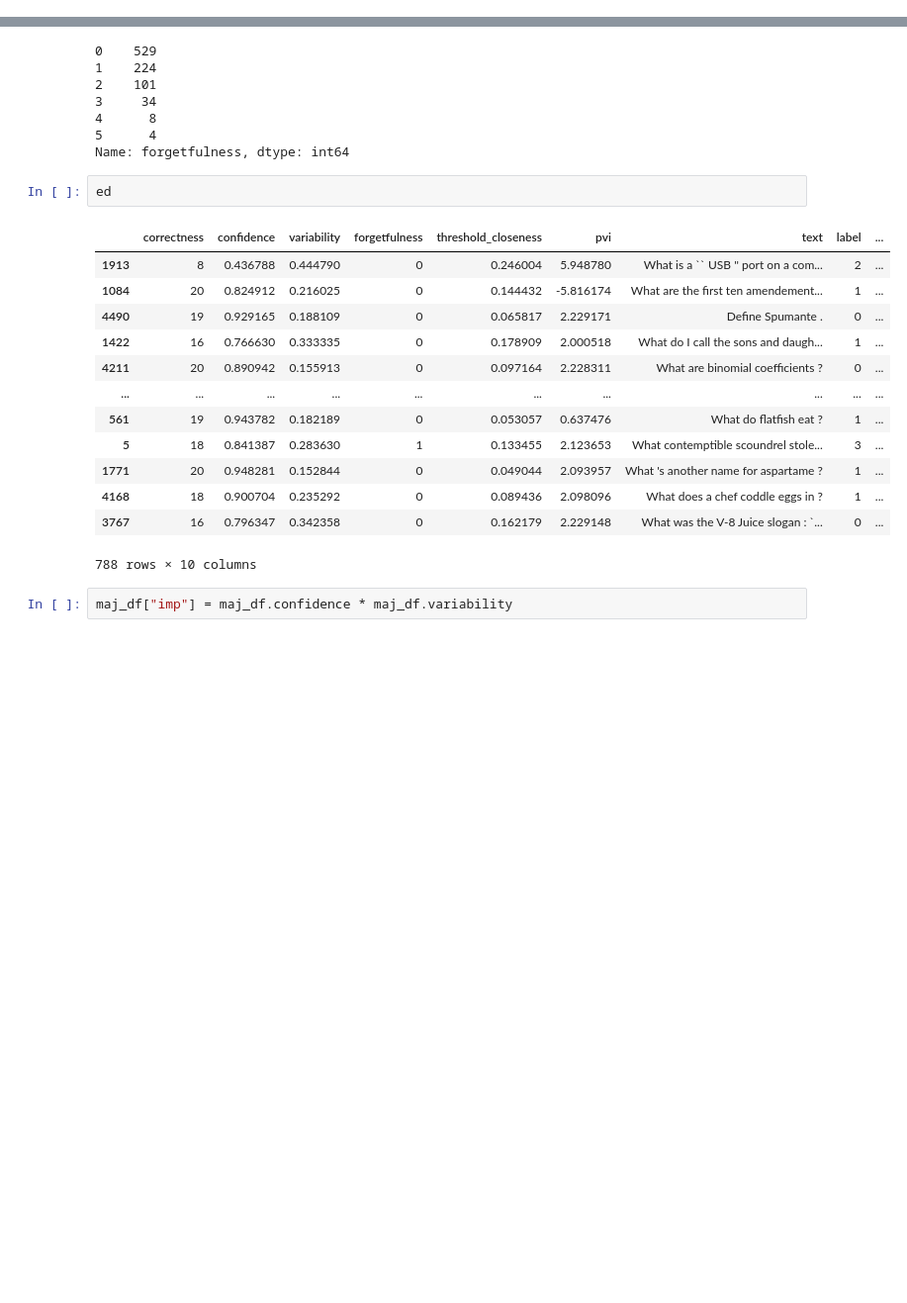
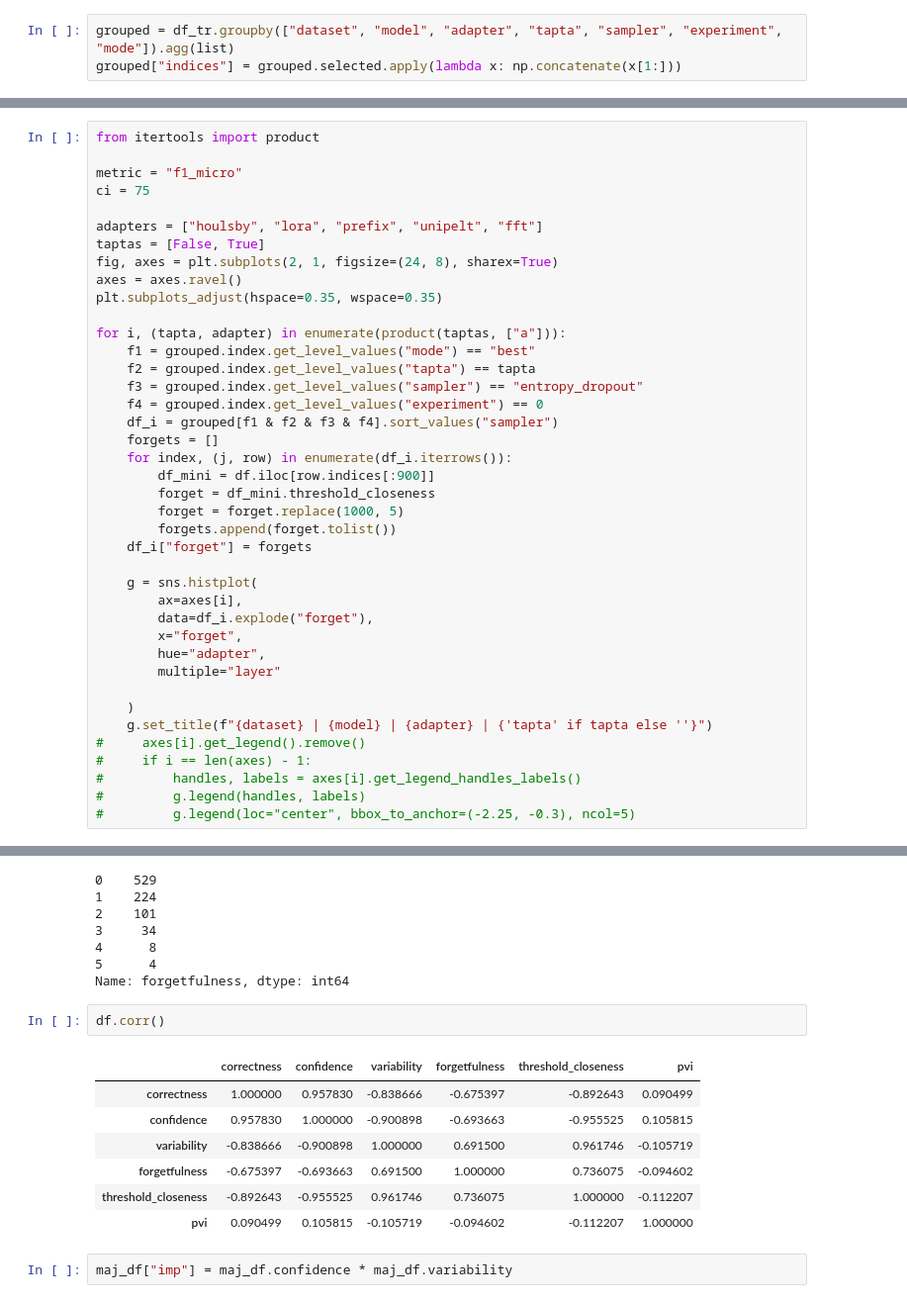
Before and after one commit to josipjukic/adapter-al, a Jupyter notebook: tinkering.ipynb, the cells around one changed output, grey strips where cells are left out. Shown at 99% size. Cells and saved outputs as stored; diff of their text form; blank space fills up the shorter version.

```diff
--- a/tinkering.ipynb
+++ b/tinkering.ipynb
@@ -328,0 +340,3 @@ grouped
+# %%
+grouped = df_tr.groupby(["dataset", "model", "adapter", "tapta", "sampler", "experiment", "mode"]).agg(list)
+grouped["indices"] = grouped.selected.apply(lambda x: np.concatenate(x[1:]))
@@ -328,0 +384,40 @@ grouped
+# %%
+from itertools import product
+
+metric = "f1_micro"
+ci = 75
+
+adapters = ["houlsby", "lora", "prefix", "unipelt", "fft"]
+taptas = [False, True]
+fig, axes = plt.subplots(2, 1, figsize=(24, 8), sharex=True)
+axes = axes.ravel()
+plt.subplots_adjust(hspace=0.35, wspace=0.35)
+
+for i, (tapta, adapter) in enumerate(product(taptas, ["a"])):
+    f1 = grouped.index.get_level_values("mode") == "best"
+    f2 = grouped.index.get_level_values("tapta") == tapta
+    f3 = grouped.index.get_level_values("sampler") == "entropy_dropout"
+    f4 = grouped.index.get_level_values("experiment") == 0
+    df_i = grouped[f1 & f2 & f3 & f4].sort_values("sampler")
+    forgets = []
+    for index, (j, row) in enumerate(df_i.iterrows()):
+        df_mini = df.iloc[row.indices[:900]]
+        forget = df_mini.threshold_closeness
+        forget = forget.replace(1000, 5)
+        forgets.append(forget.tolist())
+    df_i["forget"] = forgets
+
+    g = sns.histplot(
+        ax=axes[i],
+        data=df_i.explode("forget"),
+        x="forget",
+        hue="adapter",
+        multiple="layer"
+
+    )
+    g.set_title(f"{dataset} | {model} | {adapter} | {'tapta' if tapta else ''}")
+#     axes[i].get_legend().remove()
+#     if i == len(axes) - 1:
+#         handles, labels = axes[i].get_legend_handles_labels()
+#         g.legend(handles, labels)
+#         g.legend(loc="center", bbox_to_anchor=(-2.25, -0.3), ncol=5)
@@ -1269,20 +1405,14 @@ ed.forgetfulness.value_counts()
 5      4
 Name: forgetfulness, dtype: int64
 # %%
-ed
+df.corr()
 # %% [output]
-|  | correctness | confidence | variability | forgetfulness | threshold_closeness | pvi | text | label | ... |
-| 1913 | 8 | 0.436788 | 0.444790 | 0 | 0.246004 | 5.948780 | What is a `` USB '' port on a com... | 2 | ... |
-| 1084 | 20 | 0.824912 | 0.216025 | 0 | 0.144432 | -5.816174 | What are the first ten amendement... | 1 | ... |
-| 4490 | 19 | 0.929165 | 0.188109 | 0 | 0.065817 | 2.229171 | Define Spumante . | 0 | ... |
-| 1422 | 16 | 0.766630 | 0.333335 | 0 | 0.178909 | 2.000518 | What do I call the sons and daugh... | 1 | ... |
-| 4211 | 20 | 0.890942 | 0.155913 | 0 | 0.097164 | 2.228311 | What are binomial coefficients ? | 0 | ... |
-| ... | ... | ... | ... | ... | ... | ... | ... | ... | ... |
-| 561 | 19 | 0.943782 | 0.182189 | 0 | 0.053057 | 0.637476 | What do flatfish eat ? | 1 | ... |
-| 5 | 18 | 0.841387 | 0.283630 | 1 | 0.133455 | 2.123653 | What contemptible scoundrel stole... | 3 | ... |
-| 1771 | 20 | 0.948281 | 0.152844 | 0 | 0.049044 | 2.093957 | What 's another name for aspartame ? | 1 | ... |
-| 4168 | 18 | 0.900704 | 0.235292 | 0 | 0.089436 | 2.098096 | What does a chef coddle eggs in ? | 1 | ... |
-| 3767 | 16 | 0.796347 | 0.342358 | 0 | 0.162179 | 2.229148 | What was the V-8 Juice slogan : `... | 0 | ... |
+|  | correctness | confidence | variability | forgetfulness | threshold_closeness | pvi |
+| correctness | 1.000000 | 0.957830 | -0.838666 | -0.675397 | -0.892643 | 0.090499 |
+| confidence | 0.957830 | 1.000000 | -0.900898 | -0.693663 | -0.955525 | 0.105815 |
+| variability | -0.838666 | -0.900898 | 1.000000 | 0.691500 | 0.961746 | -0.105719 |
+| forgetfulness | -0.675397 | -0.693663 | 0.691500 | 1.000000 | 0.736075 | -0.094602 |
+| threshold_closeness | -0.892643 | -0.955525 | 0.961746 | 0.736075 | 1.000000 | -0.112207 |
+| pvi | 0.090499 | 0.105815 | -0.105719 | -0.094602 | -0.112207 | 1.000000 |
-788 rows × 10 columns
 # %%
 maj_df["imp"] = maj_df.confidence * maj_df.variability
```
Also changed, not shown: parts of 53 cells of this notebook, 3 other files.
